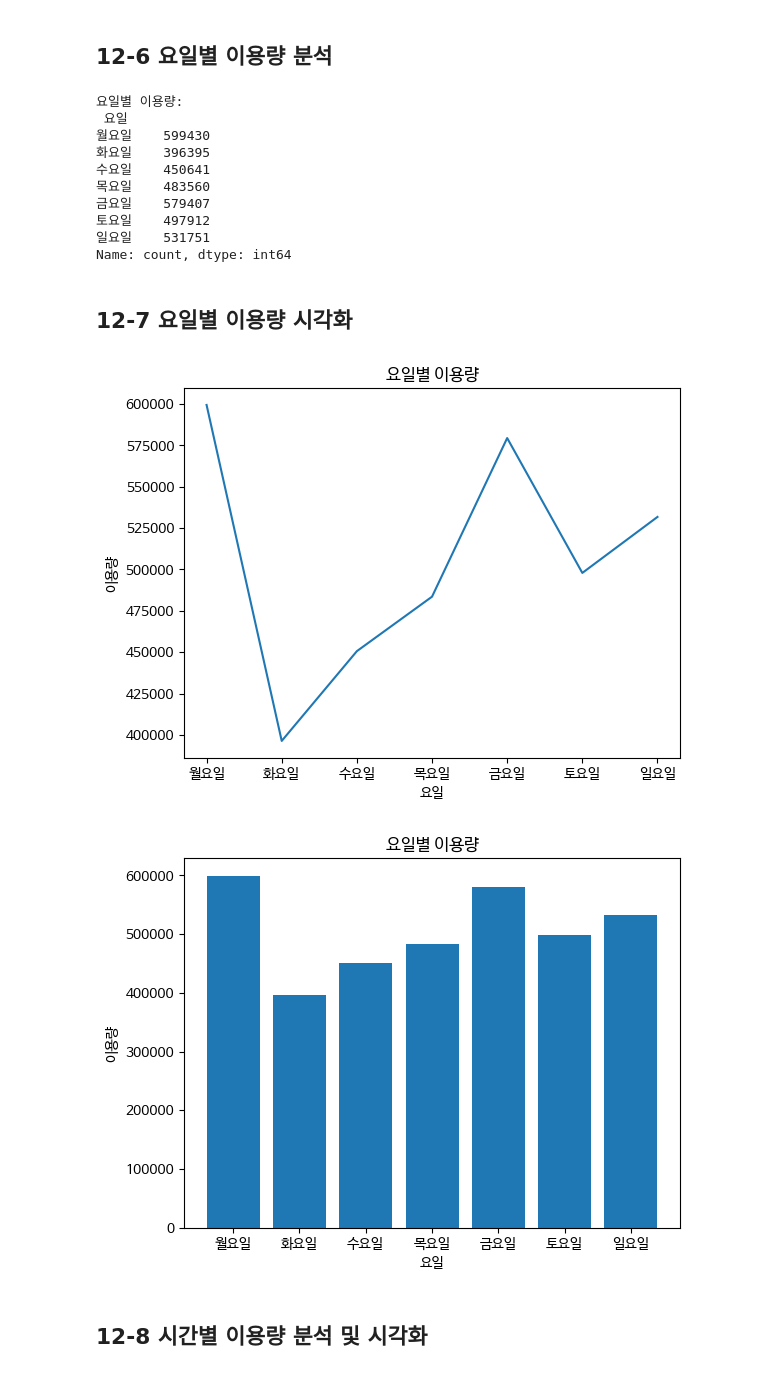
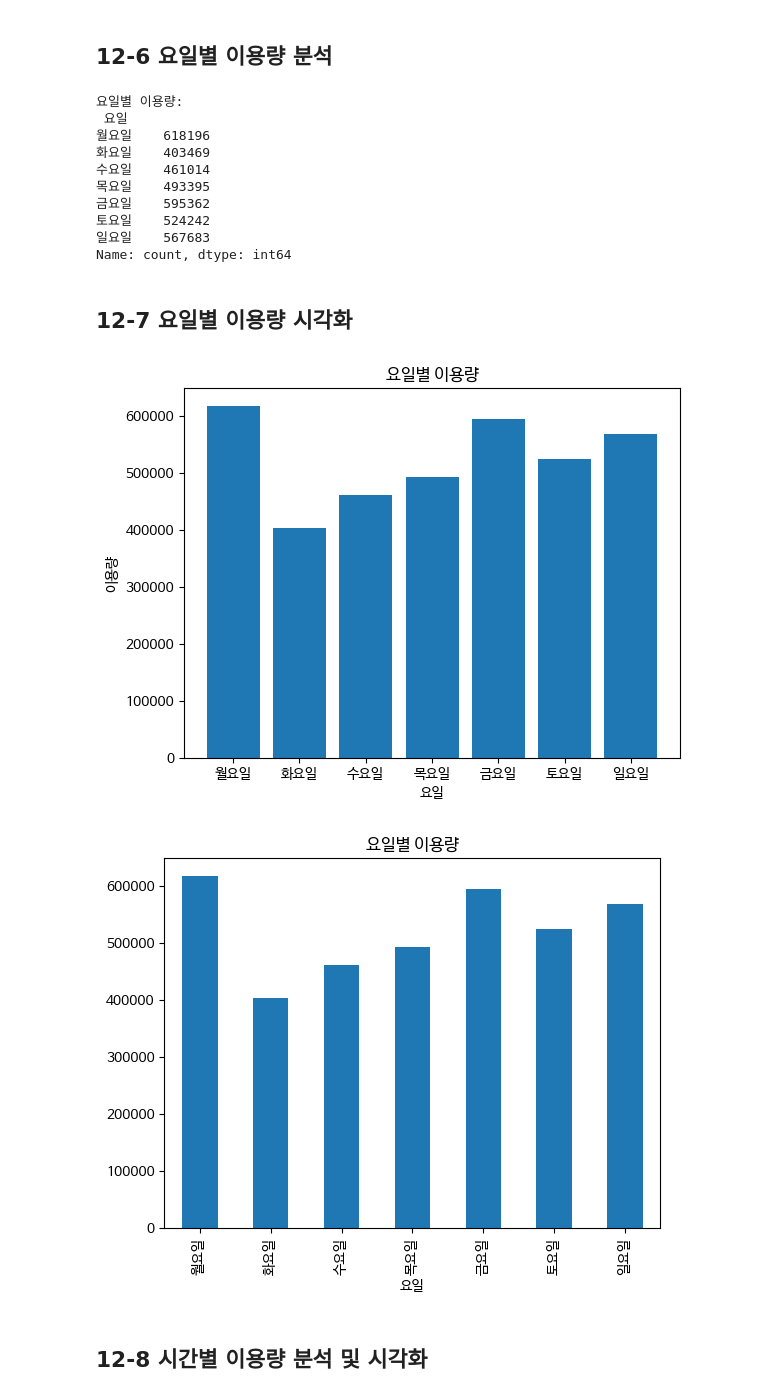
Before and after one commit to JKTajo/Data-Analysis-with-Open-Source, a Jupyter notebook: 오픈소스_데이터_분석_12강.ipynb, the cells around one changed output. Saved outputs shown, nothing was run; the diff lists cells and outputs as text; code cells hidden in the pictures.

```diff
--- a/오픈소스_데이터_분석_12강.ipynb
+++ b/오픈소스_데이터_분석_12강.ipynb
@@ -91,11 +91,11 @@ import pandas as pd
 all_files = glob.glob("tpss_bcycl_od_statnhm_202304/*.csv")
 dataframes = []
 for filename in all_files:
-    df = pd.read_csv(filename, encoding='cp949', sep=',')
+    df = pd.read_csv(filename, encoding='cp949')
     ## CSV 파일 읽어서 데이터프레임화
     dataframes.append(df)
 ## 모든 데이터프레임 결합
-df = pd.concat(dataframes)
+df = pd.concat(dataframes, axis=0, ignore_index=True)
 ## 상위 5행 출력
 df.head(5)
 # %% [output]
@@ -125,28 +137,10 @@ df.describe(include=['object'])
 ## 결측치 제거
 df = df.dropna()
 ## '전체_이용_분' 컬럼 값 필터링 (1분 이하, 180분 이상 제거)
-bike_enhanced = df.copy()
-bike_enhanced['is_outliers_time'] = ((bike_enhanced['전체_이용_분']<1) | (bike_enhanced['전체_이용_분'] > 180))
-total_outliers_time = bike_enhanced['is_outliers_time'].sum()
-total_ratio_time = bike_enhanced['is_outliers_time'].mean()
-print(total_outliers_time)
-print(total_ratio_time)
+df = df[(df['전체_이용_분'] > 1) & (df['전체_이용_분'] < 180)]
+
 ## '전체_이용_거리' 컬럼 값 필터링 (10M 이하, 10000M 이상 제거)
-bike_enhanced['is_outliers_distance'] = ((bike_enhanced['전체_이용_거리']<10)|(bike_enhanced['전체_이용_거리']>10000))
-total_outliers_distance= bike_enhanced['is_outliers_distance'].sum()
-total_ratio_distance = bike_enhanced['is_outliers_distance'].mean()
-print(total_outliers_distance)
-print(total_ratio_distance)
+df=df[(df['전체_이용_거리']) > 10 & (df['전체_이용_거리'] < 10000)]
 
-
-
-
-bike_enhanced['is_outliers_any'] = (
-    bike_enhanced['is_outliers_time']|
-    bike_enhanced['is_outliers_distance']
-)
-bike_cleaned = bike_enhanced[
-    ~bike_enhanced['is_outliers_any']
-].copy()
 ## '집계_기준' 컬럼 필터링 (출발시간만 사용)
-bike_cleaned = bike_cleaned[bike_cleaned['집계_기준'] == '출발시간']
+df = df[df['집계_기준'] == '출발시간']
@@ -159,8 +148,8 @@ bike_cleaned = bike_cleaned[bike_cleaned['집계_기준'] == '출발시간']
 ## 12-5 날짜/시간 데이터 형식 변환
 # %%
 ## '기준_날짜' 컬럼 datetime 형식으로 변환 (%Y%m%d)
-bike_cleaned['기준_날짜'] = pd.to_datetime(bike_cleaned['기준_날짜'], format='%Y%m%d')
-bike_cleaned.info()
+df['기준_날짜'] = pd.to_datetime(df['기준_날짜'], format='%Y%m%d')
+df.info()
 ## '요일' 컬럼 생성
 day_mapping = {
     'Monday': '월요일',
@@ -171,7 +160,7 @@ day_mapping = {
     'Saturday': '토요일',
     'Sunday': '일요일'
 }
-bike_cleaned['요일'] = bike_cleaned['기준_날짜'].dt.day_name().map(day_mapping)
-print(bike_cleaned['요일'])
+df['요일'] = df['기준_날짜'].dt.day_name().map(day_mapping)
+print(df['요일'])
 # %% [output]
 <class 'pandas.core.frame.DataFrame'>
@@ -223,7 +212,7 @@ print("\n범주형 데이터 요약 통계:\n", df.describe(include=['object']).
 ## 12-6 요일별 이용량 분석
 # %%
 ## 요일별 이용량 계산 및 정렬
-day_df = bike_cleaned['요일'].value_counts().reindex(day_mapping.values())
+day_df = df['요일'].value_counts().reindex(day_mapping.values())
 
 ## day_df = bike_cleaned.groupby('요일')['전체_이용_거리'].sum().reset_index().sort_values(by='요일', ascending=True)
 
@@ -232,13 +221,13 @@ print("요일별 이용량:\n", day_df)
 # %% [output]
 요일별 이용량:
  요일
-월요일    599430
-화요일    396395
-수요일    450641
-목요일    483560
-금요일    579407
-토요일    497912
-일요일    531751
+월요일    618196
+화요일    403469
+수요일    461014
+목요일    493395
+금요일    595362
+토요일    524242
+일요일    567683
 Name: count, dtype: int64
 # %% [markdown]
 ## 12-7 요일별 이용량 시각화
@@ -246,28 +235,26 @@ Name: count, dtype: int64
 import matplotlib.pyplot as plt
 
 ## 요일별 이용량 막대 그래프 생성
-plt.plot(day_df)
+plt.bar(day_df.index, day_df.values)
 plt.title('요일별 이용량')
 plt.xlabel('요일')
 plt.ylabel('이용량')
 plt.show()
 # %% [output]
-[figure, old version]
+[figure, new version]
 # %%
 ## Dataframe의 plot을 이용한 요일별 이용량 막대 그래프 생성
 ## 데이터 정의
 # categories = day_df['요일']
 # values = day_df['이용량']
 
 ## 막대 그래프 그리기
 # plt.bar(categories, values, width=0.5, color='green')
-plt.bar(day_df.index, day_df.values)
+day_df.plot(kind='bar')
 plt.title('요일별 이용량')
-plt.xlabel('요일')
-plt.ylabel('이용량')
 plt.show()
 # %% [output]
-[figure, old version]
+[figure, new version]
 # %% [markdown]
 ## 12-8 시간별 이용량 분석 및 시각화
 # %%
```
Also changed, not shown: parts of 13 cells of this notebook.
